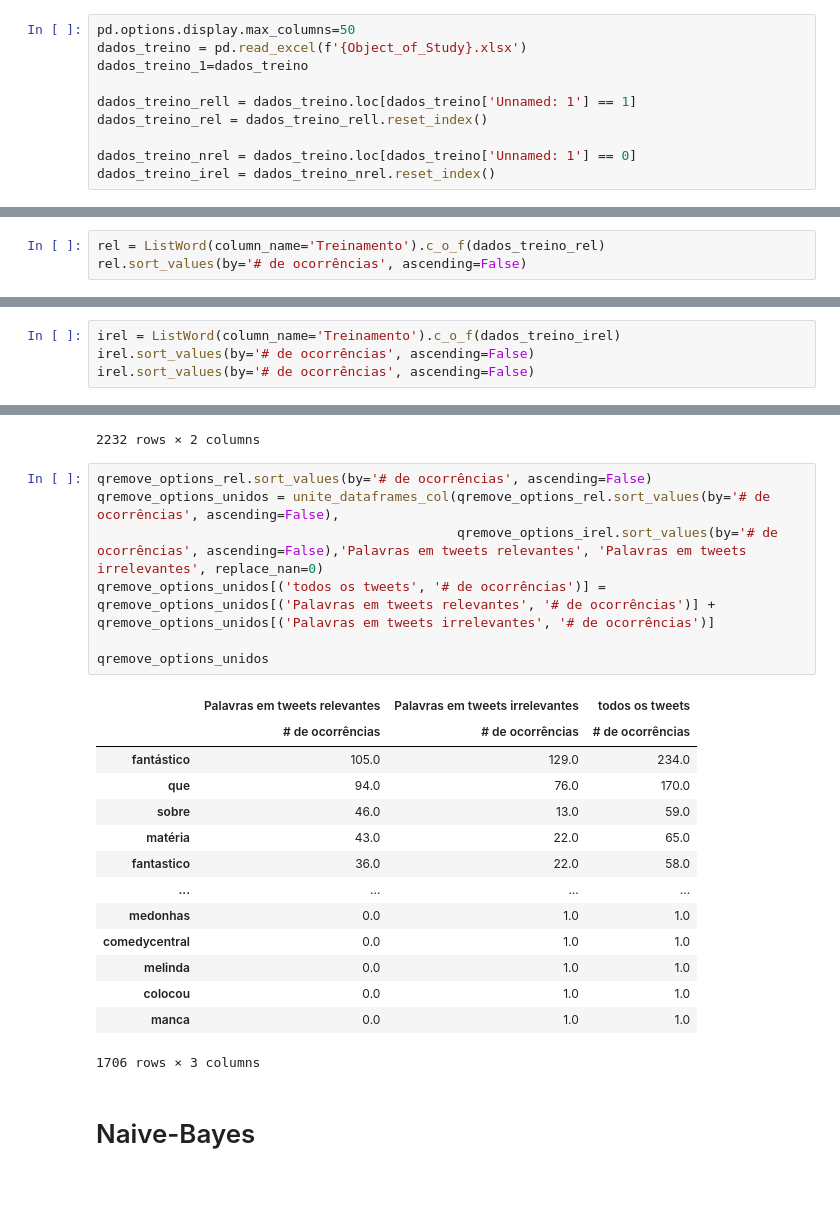
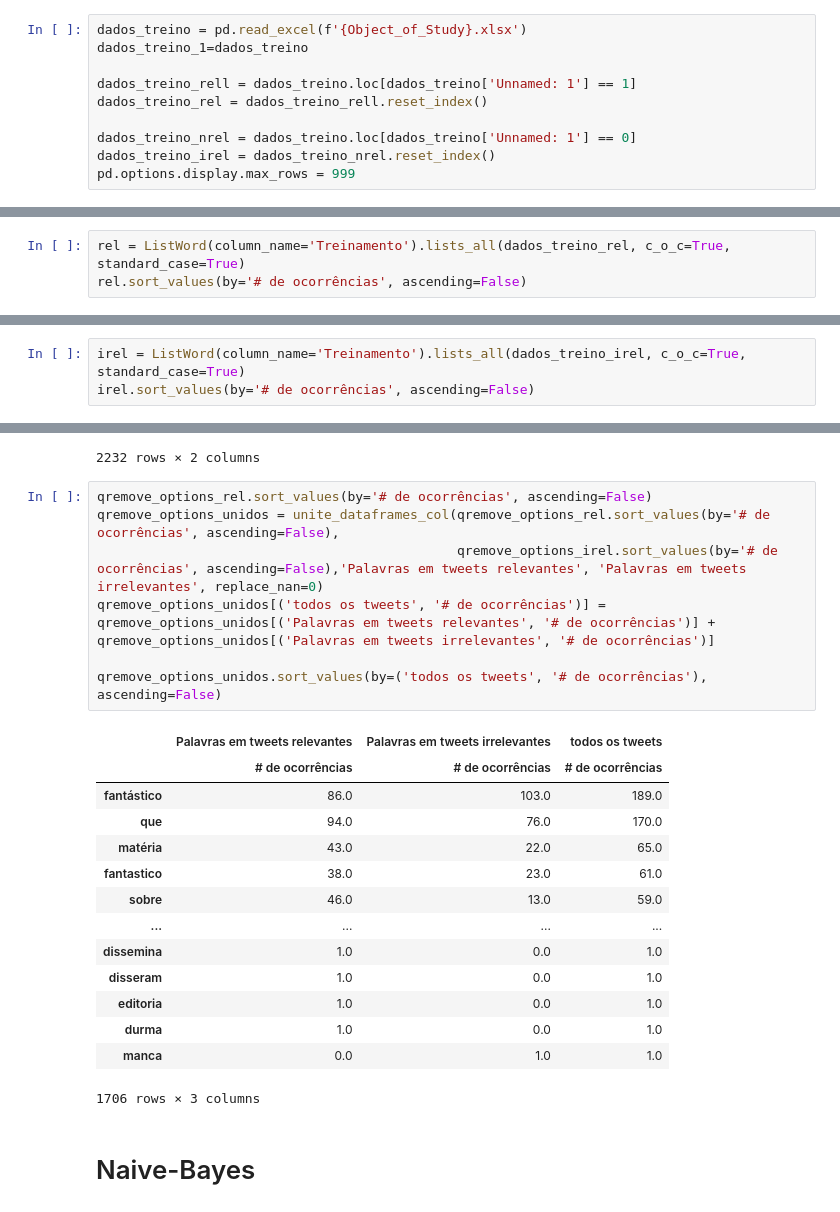
Before and after one commit to RafaelNiccheri/P1-Cdados21_2, a Jupyter notebook: Projeto_1.1.ipynb, the cells around one changed output, grey strips where cells are left out. Cells and saved outputs as stored; diff of their text form.

```diff
--- a/Projeto_1.1.ipynb
+++ b/Projeto_1.1.ipynb
@@ -107,6 +106,5 @@ Here is a list of length 2 with all words that wont be removed ['fantastico', 'f
 [<_virtualenv._Finder object at 0x...>, <class '_frozen_importlib.BuiltinImporter'>, <class '_frozen_importlib.FrozenImporter'>, <class '_frozen_importlib_external.PathFinder'>, <six._SixMetaPathImpor ...
 # %%
-pd.options.display.max_columns=50
 dados_treino = pd.read_excel(f'{Object_of_Study}.xlsx')
 dados_treino_1=dados_treino
 
@@ -115,6 +113,7 @@ dados_treino_rel = dados_treino_rell.reset_index()
 
 dados_treino_nrel = dados_treino.loc[dados_treino['Unnamed: 1'] == 0]
 dados_treino_irel = dados_treino_nrel.reset_index()
+pd.options.display.max_rows = 999
 # %%
 %%HTML
 <style>.dataframe td:{
@@ -165,7 +169,7 @@ dados_treino_juntos
 ## tweets relevantes
 ### separando e contando as palvras e os emojis
 # %%
-rel = ListWord(column_name='Treinamento').c_o_f(dados_treino_rel)
+rel = ListWord(column_name='Treinamento').lists_all(dados_treino_rel, c_o_c=True, standard_case=True)
 rel.sort_values(by='# de ocorrências', ascending=False)
 # %% [output]
 |  | # de ocorrências |
@@ -235,8 +239,7 @@ if palavra in qremove_options_rel.reset_index()['index'] and len(palavra) != len
 ### separando e contando as palvras e os emojis
 # %%
-irel = ListWord(column_name='Treinamento').c_o_f(dados_treino_irel)
+irel = ListWord(column_name='Treinamento').lists_all(dados_treino_irel, c_o_c=True, standard_case=True)
 irel.sort_values(by='# de ocorrências', ascending=False)
-irel.sort_values(by='# de ocorrências', ascending=False)
 # %% [output]
 |  | # de ocorrências |
 | fantástico | 98 |
@@ -407,23 +410,23 @@ unite_dataframes_col(qremove_num_str_rel.sort_values(by='# de ocorrências', asc
 # %%
 qremove_options_rel.sort_values(by='# de ocorrências', ascending=False)
 qremove_options_unidos = unite_dataframes_col(qremove_options_rel.sort_values(by='# de ocorrências', ascending=False),
                                               qremove_options_irel.sort_values(by='# de ocorrências', ascending=False),'Palavras em tweets relevantes', 'Palavras em tweets irrelevantes', replace_nan=0)
 qremove_options_unidos[('todos os tweets', '# de ocorrências')] = qremove_options_unidos[('Palavras em tweets relevantes', '# de ocorrências')] + qremove_options_unidos[('Palavras em tweets irrelevantes', '# de ocorrências')]
 
-qremove_options_unidos
+qremove_options_unidos.sort_values(by=('todos os tweets', '# de ocorrências'), ascending=False)
 # %% [output]
 |  | Palavras em tweets relevantes | Palavras em tweets irrelevantes | todos os tweets |
 |  | # de ocorrências | # de ocorrências | # de ocorrências |
-| fantástico | 105.0 | 129.0 | 234.0 |
+| fantástico | 86.0 | 103.0 | 189.0 |
 | que | 94.0 | 76.0 | 170.0 |
+| matéria | 43.0 | 22.0 | 65.0 |
+| fantastico | 38.0 | 23.0 | 61.0 |
 | sobre | 46.0 | 13.0 | 59.0 |
-| matéria | 43.0 | 22.0 | 65.0 |
-| fantastico | 36.0 | 22.0 | 58.0 |
 | ... | ... | ... | ... |
-| medonhas | 0.0 | 1.0 | 1.0 |
-| comedycentral | 0.0 | 1.0 | 1.0 |
-| melinda | 0.0 | 1.0 | 1.0 |
-| colocou | 0.0 | 1.0 | 1.0 |
+| dissemina | 1.0 | 0.0 | 1.0 |
+| disseram | 1.0 | 0.0 | 1.0 |
+| editoria | 1.0 | 0.0 | 1.0 |
+| durma | 1.0 | 0.0 | 1.0 |
 | manca | 0.0 | 1.0 | 1.0 |
 1706 rows × 3 columns
 # %% [markdown]
```
Also changed, not shown: parts of 21 cells of this notebook, 1 other file.
